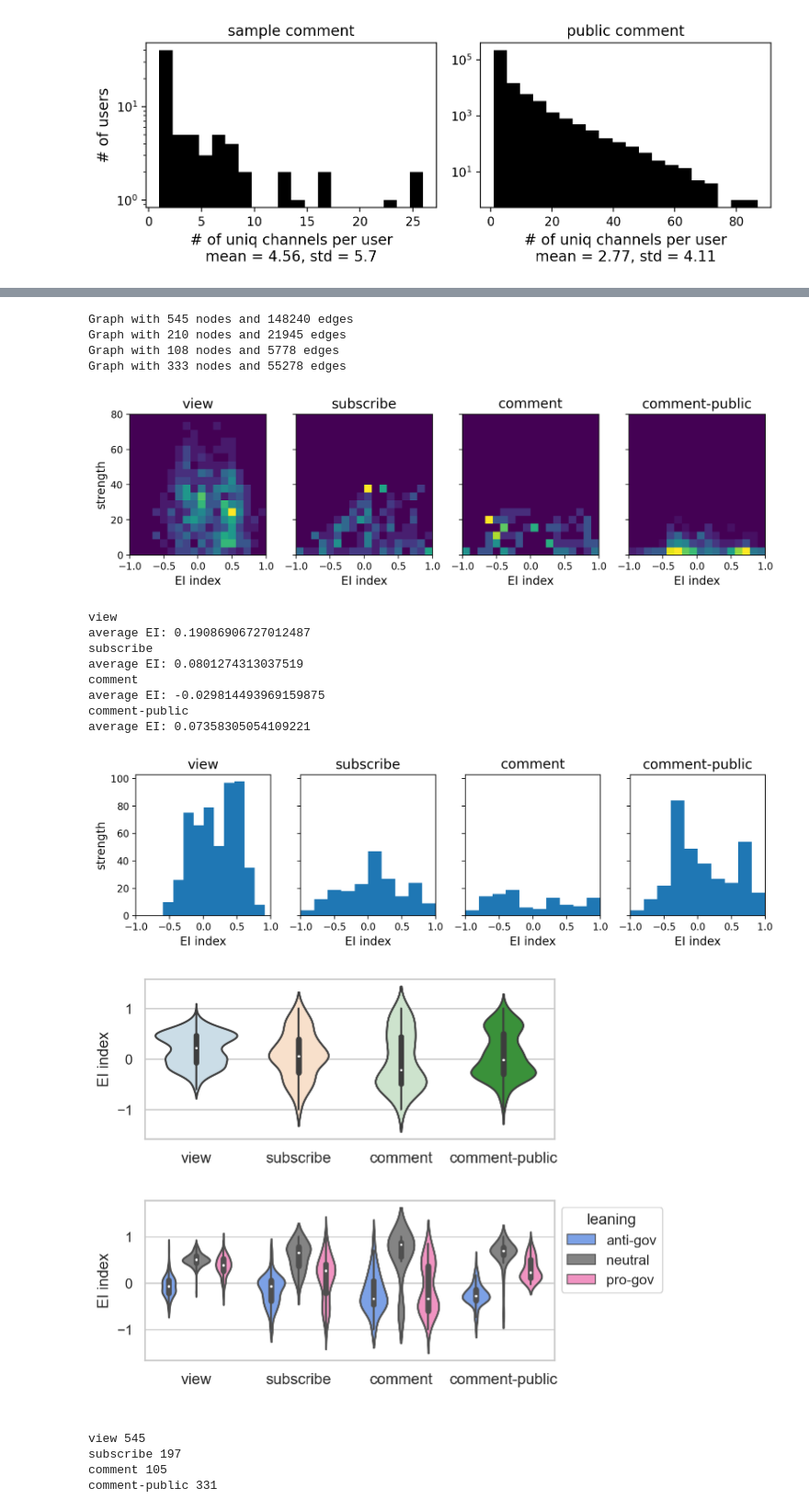
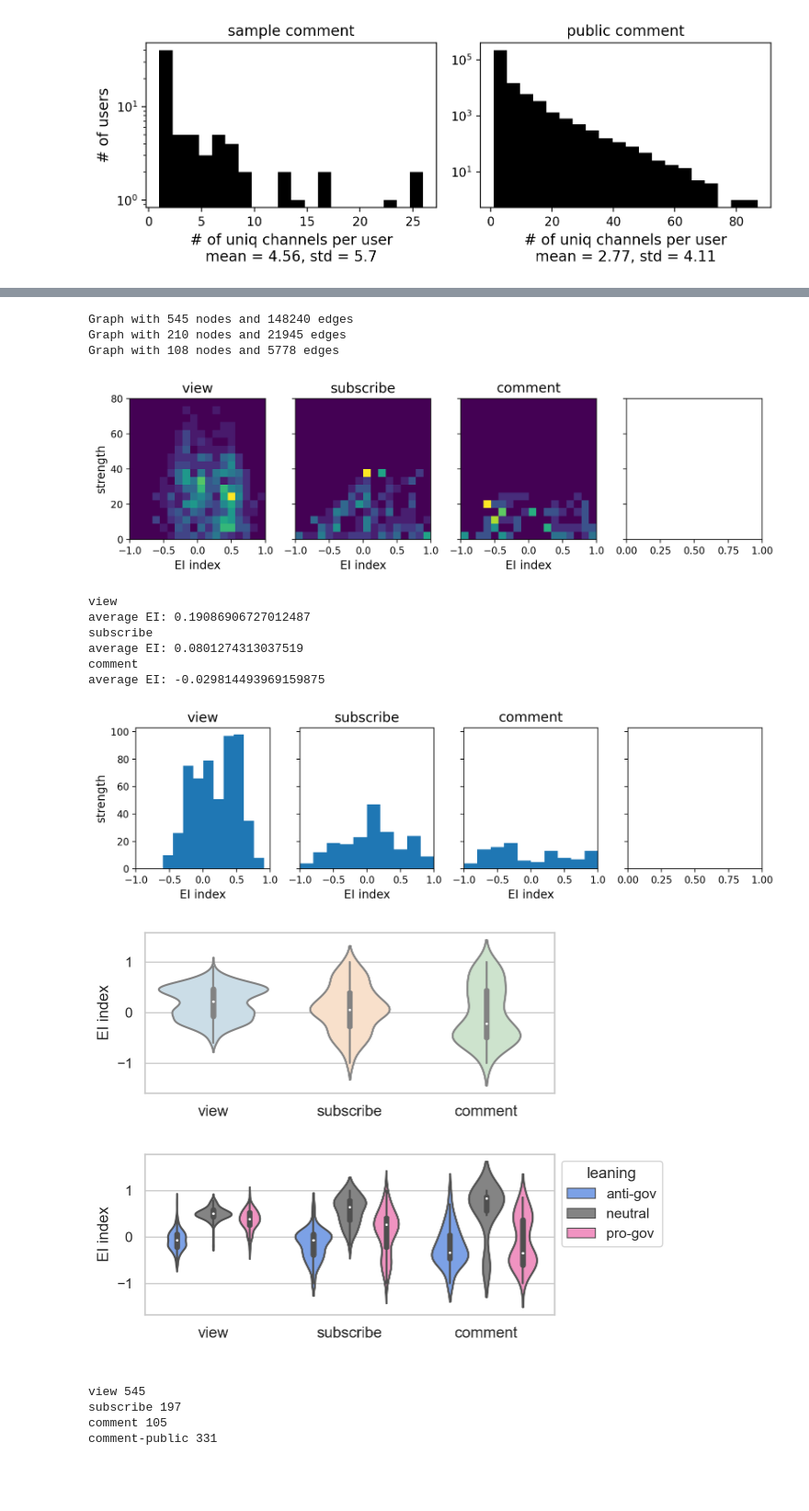
Before and after one commit to yijingch/invisible-public, a Jupyter notebook: src/analysis/062724-channel-level-networks.ipynb, the cells around one changed output, grey strips where cells are left out. Shown at 92% size. Saved outputs shown, nothing was run; the diff lists cells and outputs as text; code cells hidden in the pictures; blank space fills up the shorter version.

```diff
--- a/src/analysis/062724-channel-level-networks.ipynb
+++ b/src/analysis/062724-channel-level-networks.ipynb
@@ -225,16 +226,16 @@ from src.utils.network_builder import build_projection, read_network
 # # of nodes: 108
 # # of edges: 1158
 # %%
-n,e = build_projection(
-    df = pol_comment_public,
-    node_col = "channel_id",
-    feature_col = "author_name",
-    density_thres = 0.03,
-    node_label_map = CHANNEL_LABEL_MAP,
-    node_labels = ["leaning"],
-    print_info = True,
-    save_num_idx = True,
-    save_fpath = OUTPATH + "/comment-public/")
+# n,e = build_projection(
+#     df = pol_comment_public,
+#     node_col = "channel_id",
+#     feature_col = "author_name",
+#     density_thres = 0.03,
+#     node_label_map = CHANNEL_LABEL_MAP,
+#     node_labels = ["leaning"],
+#     print_info = True,
+#     save_num_idx = True,
+#     save_fpath = OUTPATH + "/comment-public/")
 
 # this is going to take a while ~ 2.5mins
 
@@ -262,7 +260,8 @@ def get_bp_data(node_df, edge_df):
         bp_data.append(weights)
     return bp_data
 # %%
-engage_type = ["view", "subscribe", "comment", "comment-public"]
+# engage_type = ["view", "subscribe", "comment", "comment-public"]
+engage_type = ["view", "subscribe", "comment"]
 bp_data_dict = {}
 fig,ax = plt.subplots(ncols=len(engage_type), figsize=(12,2), sharey=True)
 for i,this_folder in enumerate(engage_type):
@@ -336,7 +335,6 @@ for i,this_folder in enumerate(engage_type):
 Graph with 545 nodes and 148240 edges
 Graph with 210 nodes and 21945 edges
 Graph with 108 nodes and 5778 edges
-Graph with 333 nodes and 55278 edges
 # %%
 fig,ax = plt.subplots(ncols=4, figsize=(10,3), sharey=True)
 for i,this_folder in enumerate(engage_type):
@@ -349,7 +347,7 @@ for i,this_folder in enumerate(engage_type):
 ax[0].set_ylabel("strength", fontsize=12)
 plt.tight_layout()
 # %% [output]
-[figure, old version]
+[figure, new version]
 # %%
 fig,ax = plt.subplots(ncols=4, figsize=(10,3), sharey=True)
 for i,this_folder in enumerate(engage_type):
@@ -370,9 +368,7 @@ subscribe
 average EI: 0.0801274313037519
 comment
 average EI: -0.029814493969159875
-comment-public
-average EI: 0.07358305054109221
-[figure, old version]
+[figure, new version]
 # %%
 import seaborn as sns
 from matplotlib.colors import to_rgba
@@ -381,36 +377,36 @@ leaning_map = {-1:"anti-gov", 0:"neutral", 1:"pro-gov"}
 sns_data = pd.DataFrame()
 for this_folder in engage_type:
     subdf = rate_data[this_folder]
     subdf["engage"] = this_folder
     sns_data = pd.concat([sns_data, subdf])
 sns_data["leaning"] = sns_data["leaning"].map(lambda x: leaning_map[x])
 
 # sort the data
 sort_dict1 = {"view":0, "subscribe":1, "comment":2, "comment-public":3}
 sort_dict2 = {"anti-gov":0, "neutral":1, "pro-gov":2}
 sns_data = sns_data.sort_values(by=["leaning"], key=lambda x: x.map(sort_dict2))
 sns_data = sns_data.sort_values(by=["engage"], key=lambda x: x.map(sort_dict1))
 
 colors1 = ["#C6DEEC", "#FFDFC3", "#CAE7C9", "#2BA02C"]
 colors2 = ["#6B9CF7", "#848484", "#FF84C1"]
 
 fig,ax = plt.subplots(figsize=(6.5,5), nrows=2)
 sns.set(style="whitegrid")
 sns.violinplot(x="engage", y="rate", data = sns_data, palette=colors1, ax=ax[0])
 # sns.boxplot(x="engage", y="rate", data=sns_data, palette=colors1, ax=ax[0])
 vp = sns.violinplot(x="engage", y="rate", data = sns_data, hue="leaning", palette=colors2, ax=ax[1], alpha=.4)
 
 for i in [0,1]:
     ax[i].set_xlabel(" ")
-    ax[i].set_xticks(range(4), engage_type, fontsize=12)
+    ax[i].set_xticks(range(3), engage_type, fontsize=12)
     ax[i].set_ylabel("EI index", fontsize=12)
     # ax[i].set_ylim(-0.25, 1.25)
     # ax[i].set_ylim(-1,1)
 sns.move_legend(ax[1], "upper left", bbox_to_anchor=(1, 1))
 plt.tight_layout()
-plt.savefig(OUTPATH + "ei-homophily-channel-level.pdf", dpi=300, bbox_inches="tight")
+plt.savefig(OUTPATH + "ei-homophily-channel-level-3grp.pdf", dpi=300, bbox_inches="tight")
 # %% [output]
-[figure, old version]
+[figure, new version]
 # %%
 for ngg in ["view", "subscribe", "comment", "comment-public"]:
     subdf = sns_data[sns_data["engage"]==ngg]
```
Also changed, not shown: parts of 3 cells of this notebook, 8 other files.
